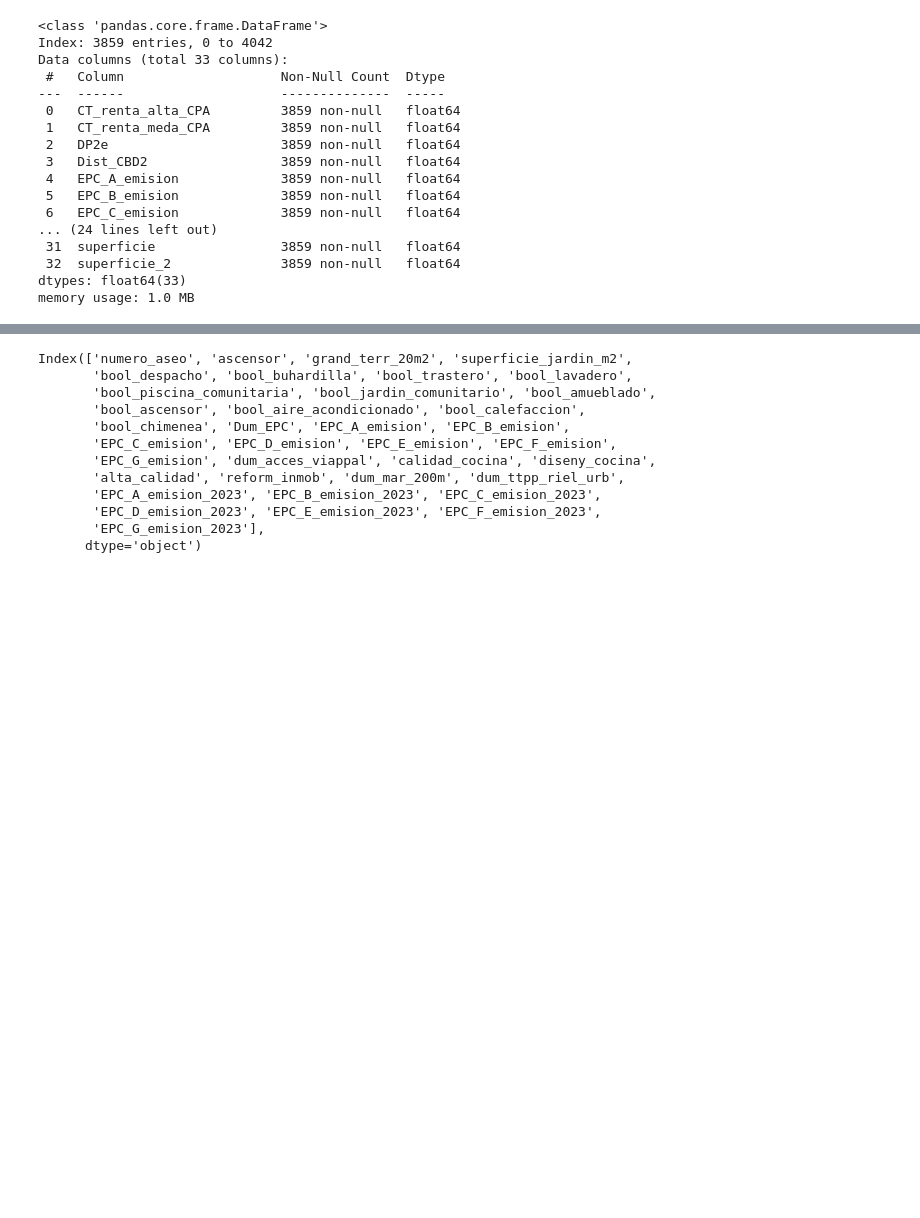
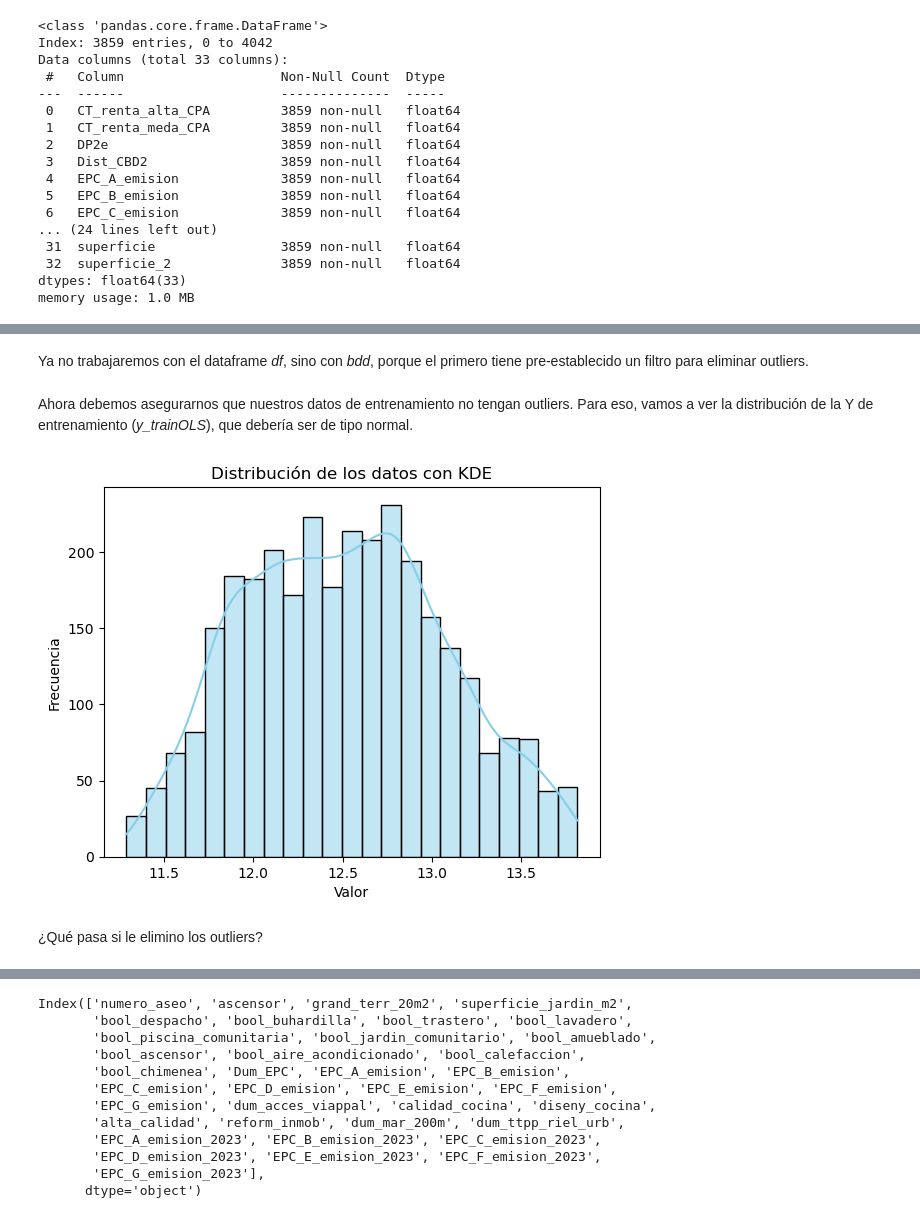
Before and after one commit to jrojasquiroz/hppAI, a Jupyter notebook: CalibraciónBCN.ipynb, the cells around one changed output, grey strips where cells are left out. Drawn from its saved outputs; the diff is of its cells as text; code cells hidden in the pictures; blank space fills up the shorter version.

```diff
--- a/CalibraciónBCN.ipynb
+++ b/CalibraciónBCN.ipynb
@@ -147,0 +139,33 @@ print("OLS - RRSE:", rrse_ols)
+# %% [markdown]
+Ya no trabajaremos con el dataframe *df*, sino con *bdd*, porque el primero tiene pre-establecido un filtro para eliminar outliers.
+# %%
+# Eliminar filas con valores infinitos o NaN en las variables independientes (X) y dependiente (y)
+bdd = bdd.replace([np.inf, -np.inf], np.nan).dropna()  #Me he dado cuenta que hay filas vacías, las elimino.
+
+# Definir las variables independientes (X) y dependiente (y)
+X_ols = bdd.drop('Ln_total_pr', axis=1)  # Todas las columnas excepto 'Ln_total_pr'
+y_ols = bdd['Ln_total_pr']  # Columna 'Ln_total_pr'
+# %%
+# Dividir los datos en conjuntos de entrenamiento y testeo
+X_trainOLS, X_testOLS, y_trainOLS, y_testOLS = train_test_split(
+                                                    X_ols, y_ols,
+                                                    test_size=0.2,
+                                                    random_state=42 #Puede ser cualquier número
+                                                    )
+# %% [markdown]
+Ahora debemos asegurarnos que nuestros datos de entrenamiento no tengan outliers. Para eso, vamos a ver la distribución de la Y de entrenamiento (*y_trainOLS*), que debería ser de tipo normal.
+# %%
+# Crear un histograma de los datos con KDE
+sns.histplot(y_trainOLS, kde=True, color='skyblue', edgecolor='black')
+
+# Agregar etiquetas y título
+plt.xlabel('Valor')
+plt.ylabel('Frecuencia')
+plt.title('Distribución de los datos con KDE')
+
+# Mostrar el histograma
+plt.show()
+# %% [output]
+[figure, added]
+# %% [markdown]
+¿Qué pasa si le elimino los outliers?
```
Also changed, not shown: parts of 56 cells of this notebook.
